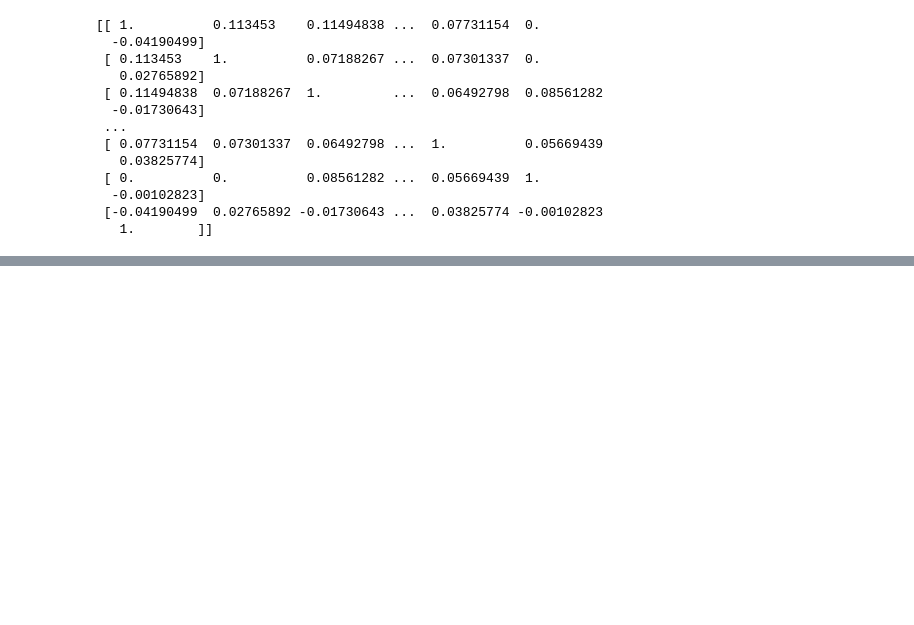
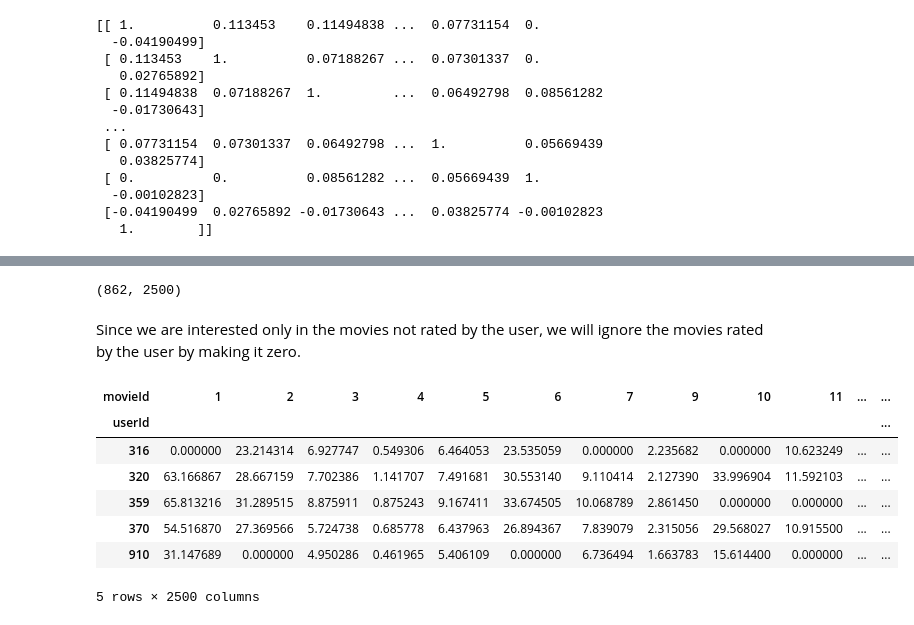
Before and after one commit to vivekkum-ar/Movie-Recommender-System, a Jupyter notebook: Recommender_for_movielens.ipynb, the cells around one changed output, grey strips where cells are left out. Cells and saved outputs as stored; diff of their text form; code cells hidden in the pictures; blank space fills up the shorter version.

Commit message:
Starting Prediction: Similar users

```diff
--- a/Recommender_for_movielens.ipynb
+++ b/Recommender_for_movielens.ipynb
@@ -184,0 +189,3 @@ print(user_correlation)
+# %%
+user_correlation[user_correlation<0]=0
+user_correlation
@@ -184,0 +208,3 @@ print(user_correlation)
+# %%
+user_predicted_ratings = np.dot(user_correlation, movie_features.fillna(0))
+user_predicted_ratings
@@ -184,0 +225,18 @@ print(user_correlation)
+# %%
+user_predicted_ratings.shape
+# %% [output]
+(862, 2500)
+# %% [markdown]
+Since we are interested only in the movies not rated by the user, we will ignore the movies rated by the user by making it zero.
+# %%
+user_final_rating = np.multiply(user_predicted_ratings,dummy_train)
+user_final_rating.head()
+# %% [output]
+| movieId | 1 | 2 | 3 | 4 | 5 | 6 | 7 | 9 | 10 | 11 | ... | ... |
+| userId |  |  |  |  |  |  |  |  |  |  |  | ... |
+| 316 | 0.000000 | 23.214314 | 6.927747 | 0.549306 | 6.464053 | 23.535059 | 0.000000 | 2.235682 | 0.000000 | 10.623249 | ... | ... |
+| 320 | 63.166867 | 28.667159 | 7.702386 | 1.141707 | 7.491681 | 30.553140 | 9.110414 | 2.127390 | 33.996904 | 11.592103 | ... | ... |
+| 359 | 65.813216 | 31.289515 | 8.875911 | 0.875243 | 9.167411 | 33.674505 | 10.068789 | 2.861450 | 0.000000 | 0.000000 | ... | ... |
+| 370 | 54.516870 | 27.369566 | 5.724738 | 0.685778 | 6.437963 | 26.894367 | 7.839079 | 2.315056 | 29.568027 | 10.915500 | ... | ... |
+| 910 | 31.147689 | 0.000000 | 4.950286 | 0.461965 | 5.406109 | 0.000000 | 6.736494 | 1.663783 | 15.614400 | 0.000000 | ... | ... |
+5 rows × 2500 columns
```
Also changed, not shown: parts of 5 cells of this notebook.
